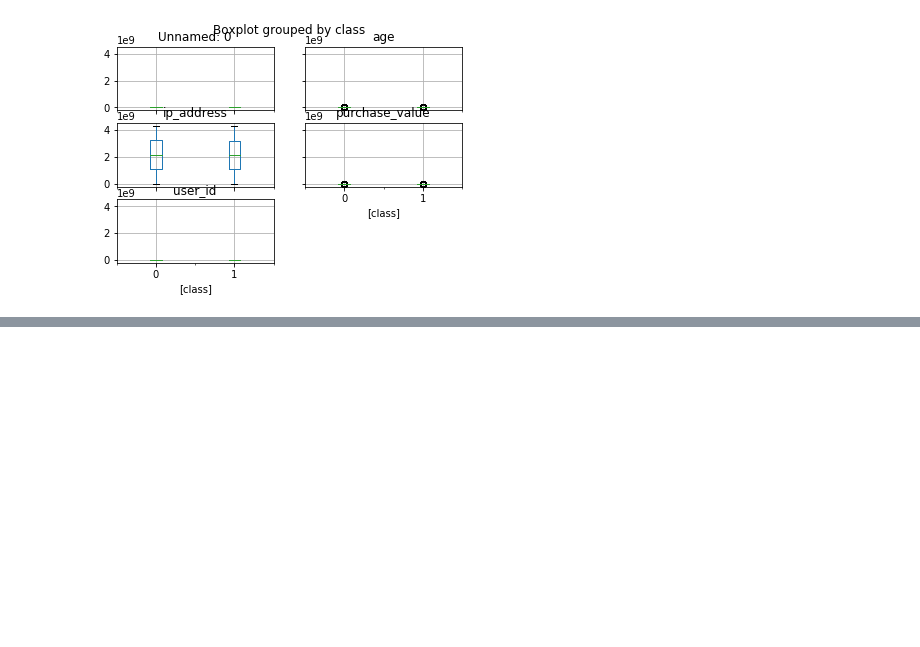
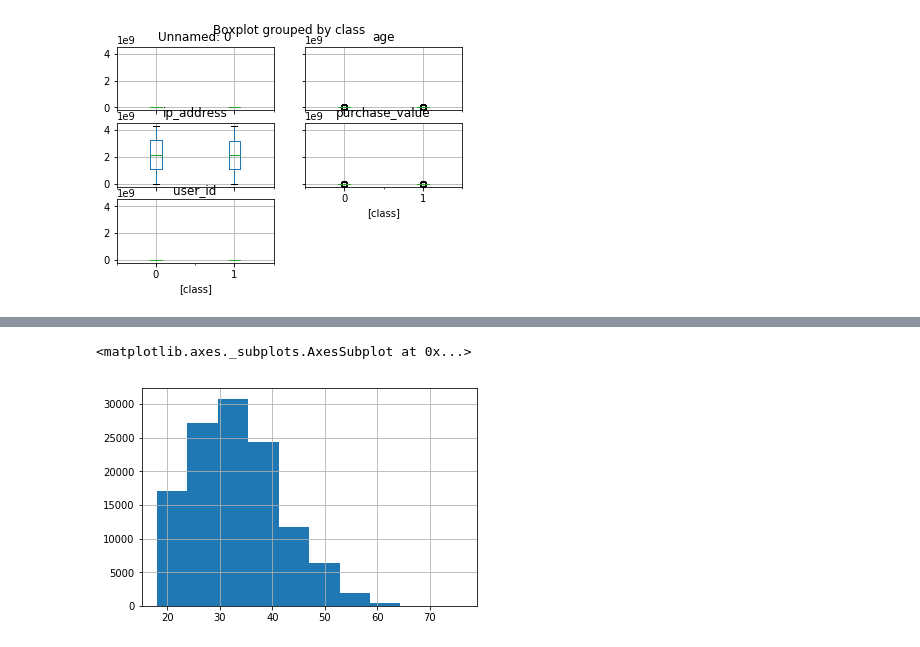
Before and after one commit to sabumjung/Pandas, a Jupyter notebook: ex1.ipynb, the cells around one changed output, grey strips where cells are left out. Cells and saved outputs as stored; diff of their text form; code cells hidden in the pictures; blank space fills up the shorter version.

```diff
--- a/ex1.ipynb
+++ b/ex1.ipynb
@@ -213,0 +219,5 @@ array([[<matplotlib.axes._subplots.AxesSubplot object at 0x...>,
+# %%
+df['age'].hist()
+# %% [output]
+<matplotlib.axes._subplots.AxesSubplot at 0x...>
+[figure, added]
```
Also changed, not shown: parts of 4 cells of this notebook.
